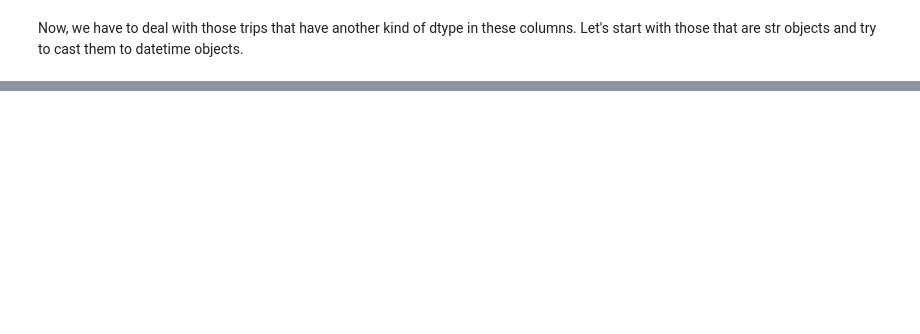
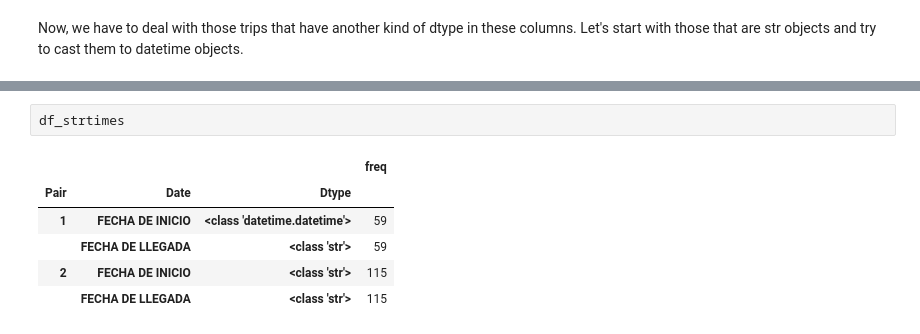
Before and after one commit to CarlosFOL/Transport_Company_Analysis, a Jupyter notebook: notebooks/data_cleaning.ipynb, the cells around one changed output, grey strips where cells are left out. Saved outputs shown, nothing was run; the diff lists cells and outputs as text; blank space fills up the shorter version.

```diff
--- a/notebooks/data_cleaning.ipynb
+++ b/notebooks/data_cleaning.ipynb
@@ -589,0 +628,9 @@ Now, we have to deal with those trips that have another kind of dtype in these c
+# %%
+df_strtimes
+# %% [output]
+|  |  |  | freq |
+| Pair | Date | Dtype |  |
+| 1 | FECHA DE INICIO | <class 'datetime.datetime'> | 59 |
+|  | FECHA DE LLEGADA | <class 'str'> | 59 |
+| 2 | FECHA DE INICIO | <class 'str'> | 115 |
+|  | FECHA DE LLEGADA | <class 'str'> | 115 |
```
Also changed, not shown: parts of 18 cells of this notebook, 6 other files.
